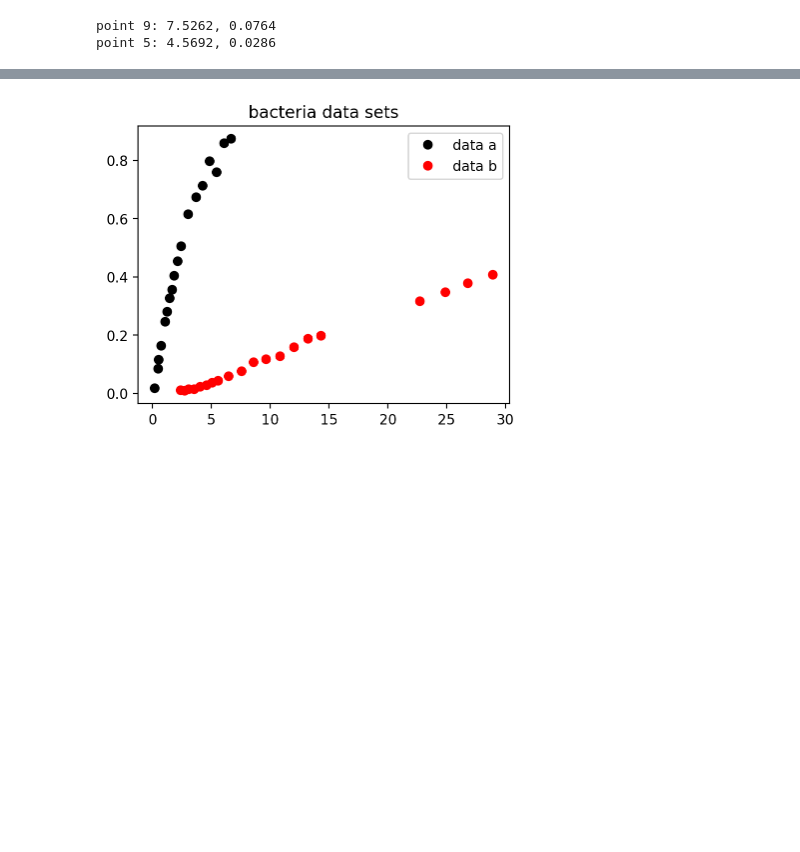
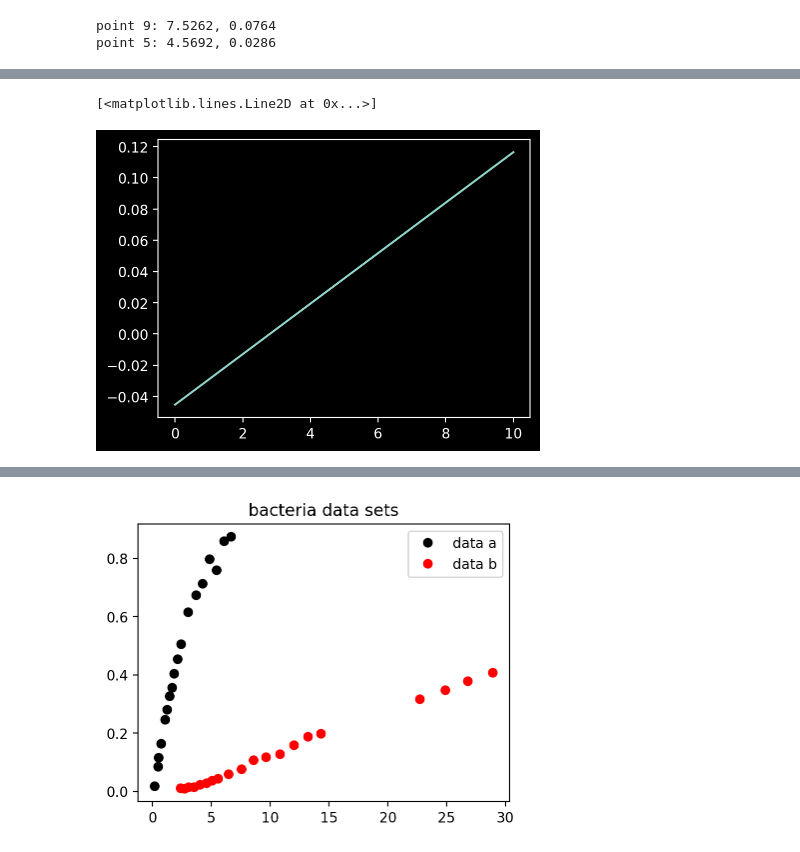
Before and after one commit to e-d-p-9/Physical-Modeling-with-Python, a Jupyter notebook: Ch5/HIV_Bacteria_Computer_Lab.ipynb, the cells around one changed output, grey strips where cells are left out. Cells and saved outputs as stored; diff of their text form; code cells hidden in the pictures; blank space fills up the shorter version.

```diff
--- a/Ch5/HIV_Bacteria_Computer_Lab.ipynb
+++ b/Ch5/HIV_Bacteria_Computer_Lab.ipynb
@@ -621,0 +635,5 @@ point 5: 4.5692, 0.0286
+# %%
+numer = 0.0286-0.0764
+denom = 4.5692-7.5262
+m = numer/denom
+print(f"slope = m={m}")
@@ -621,0 +648,3 @@ point 5: 4.5692, 0.0286
+# %%
+b = sliced_b_y[5] - m*slicede_b_time[5]
+b
@@ -621,0 +657,3 @@ point 5: 4.5692, 0.0286
+# %%
+def y(x, m, b):
+    return m*x +b
@@ -621,0 +673,3 @@ point 5: 4.5692, 0.0286
+# %%
+y_t = y(t, m, b)
+y_t
@@ -621,0 +687,5 @@ point 5: 4.5692, 0.0286
+# %%
+plt.plot(t, y_t)
+# %% [output]
+[<matplotlib.lines.Line2D at 0x...>]
+[figure, added]
```
Also changed, not shown: parts of 8 cells of this notebook.
